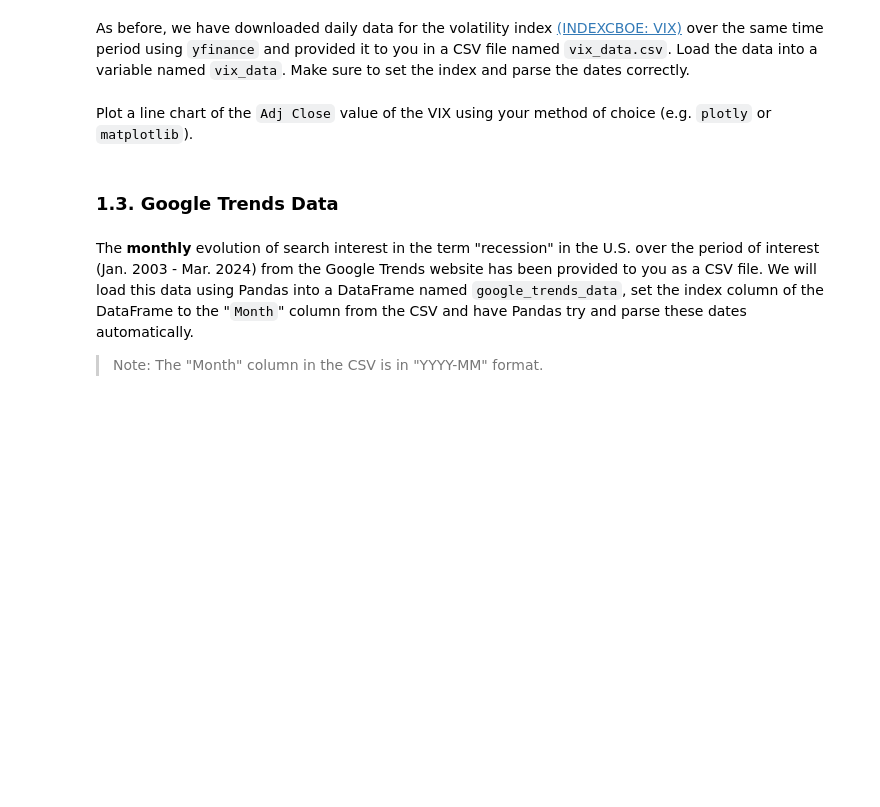
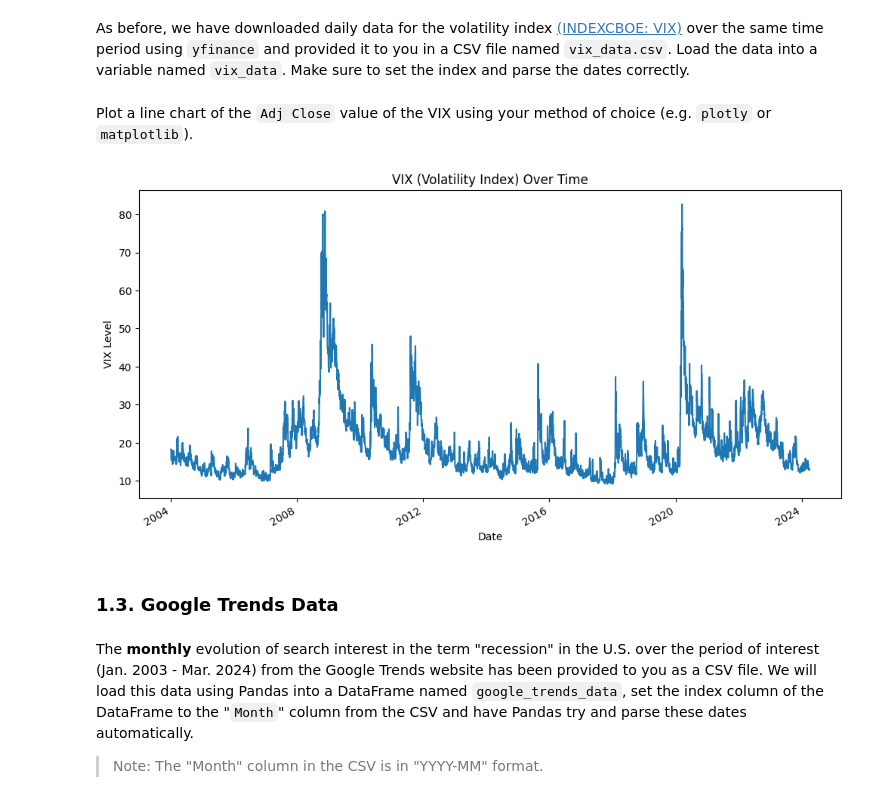
Before and after one commit to thiago-grabe/building-and-optimizing-a-classification-model-for-trading, a Jupyter notebook: project_starter.ipynb, the cells around one changed output. Saved outputs shown, nothing was run; the diff lists cells and outputs as text; code cells hidden in the pictures; blank space fills up the shorter version.

```diff
--- a/project_starter.ipynb
+++ b/project_starter.ipynb
@@ -132,2 +168,4 @@ vix_data = ## YOUR CODE HERE ##
+# %%
+vix_data = pd.read_csv('vix_data.csv', index_col='Date', parse_dates=True)
 # %% [markdown]
 Plot a line chart of the `Adj Close` value of the VIX using your method of choice (e.g. `plotly` or `matplotlib`).
@@ -136,3 +172,9 @@ Plot a line chart of the `Adj Close` value of the VIX using your method of choic
+# %%
+vix_data['Adj Close'].plot(figsize=(12, 6), title='VIX (Volatility Index) Over Time')
+plt.ylabel('VIX Level')
+plt.show()
+# %% [output]
+[figure, added]
 # %% [markdown]
 ### 1.3. Google Trends Data
 # %% [markdown]
```
Also changed, not shown: parts of 115 cells of this notebook.
